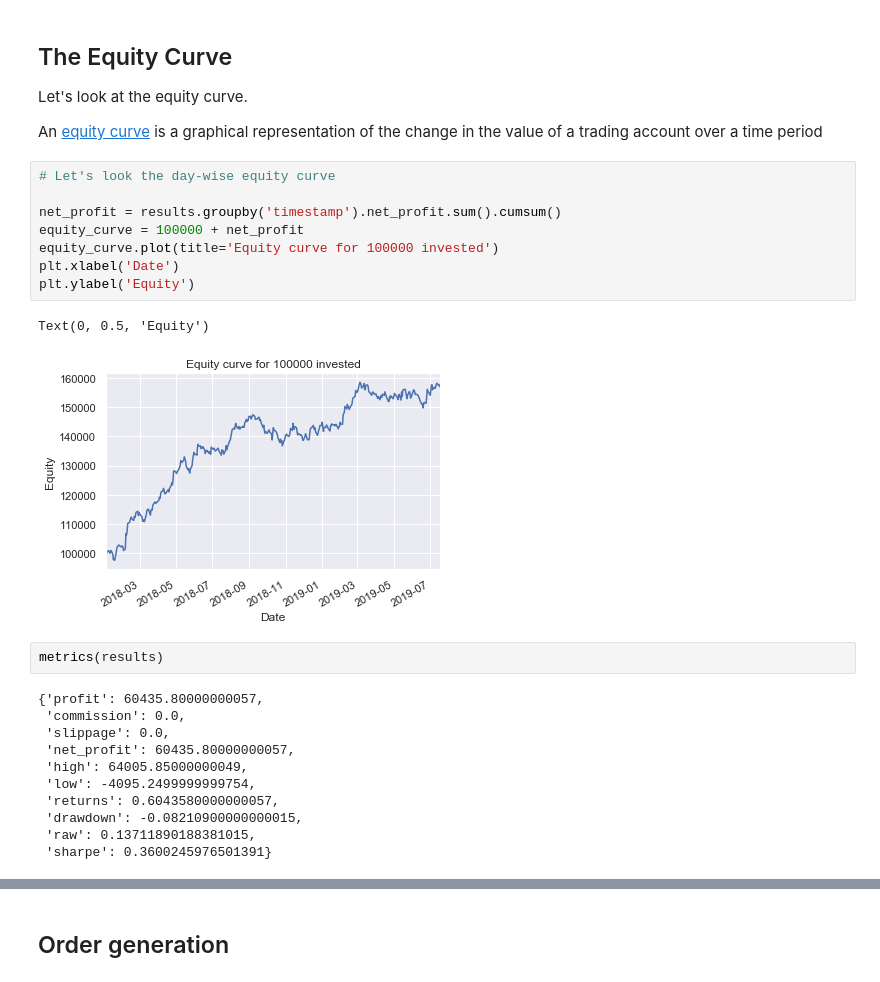
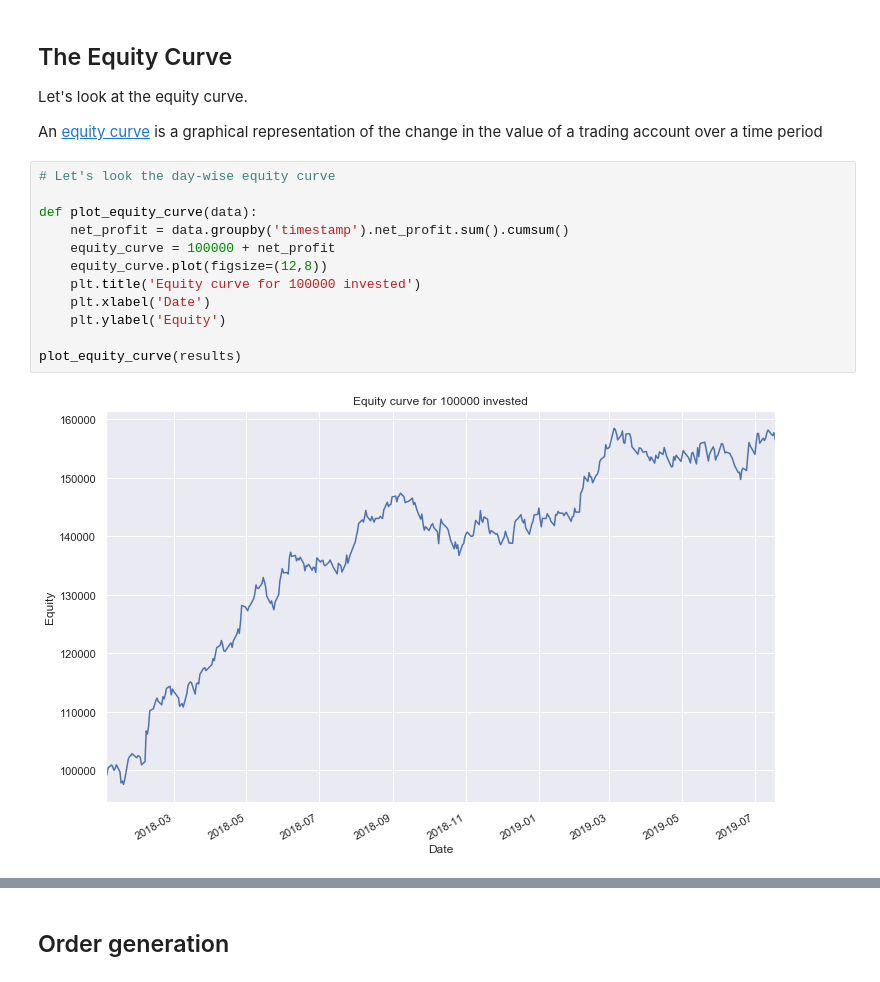
Before and after one commit to uberdeveloper/tradingsystem, a Jupyter notebook: Basic.ipynb, the cells around one changed output, grey strips where cells are left out. Drawn from its saved outputs; the diff is of its cells as text.

Commit message:
Equity curve changed into a function

```diff
--- a/Basic.ipynb
+++ b/Basic.ipynb
@@ -334,24 +334,14 @@ An [equity curve](https://www.investopedia.com/terms/e/equity-curve.asp) is a gr
 # %%
 # Let's look the day-wise equity curve
 
-net_profit = results.groupby('timestamp').net_profit.sum().cumsum()
-equity_curve = 100000 + net_profit
-equity_curve.plot(title='Equity curve for 100000 invested')
-plt.xlabel('Date')
-plt.ylabel('Equity')
+def plot_equity_curve(data):
+    net_profit = data.groupby('timestamp').net_profit.sum().cumsum()
+    equity_curve = 100000 + net_profit
+    equity_curve.plot(figsize=(12,8))
+    plt.title('Equity curve for 100000 invested')
+    plt.xlabel('Date')
+    plt.ylabel('Equity')
+
+plot_equity_curve(results)
 # %% [output]
-Text(0, 0.5, 'Equity')
-[figure, old version]
+[figure, new version]
-# %%
-metrics(results)
-# %% [output]
-{'profit': 60435.80000000057,
- 'commission': 0.0,
- 'slippage': 0.0,
- 'net_profit': 60435.80000000057,
- 'high': 64005.85000000049,
- 'low': -4095.2499999999754,
- 'returns': 0.6043580000000057,
- 'drawdown': -0.08210900000000015,
- 'raw': 0.13711890188381015,
- 'sharpe': 0.3600245976501391}
```
Also changed, not shown: parts of 1 cell of this notebook.
